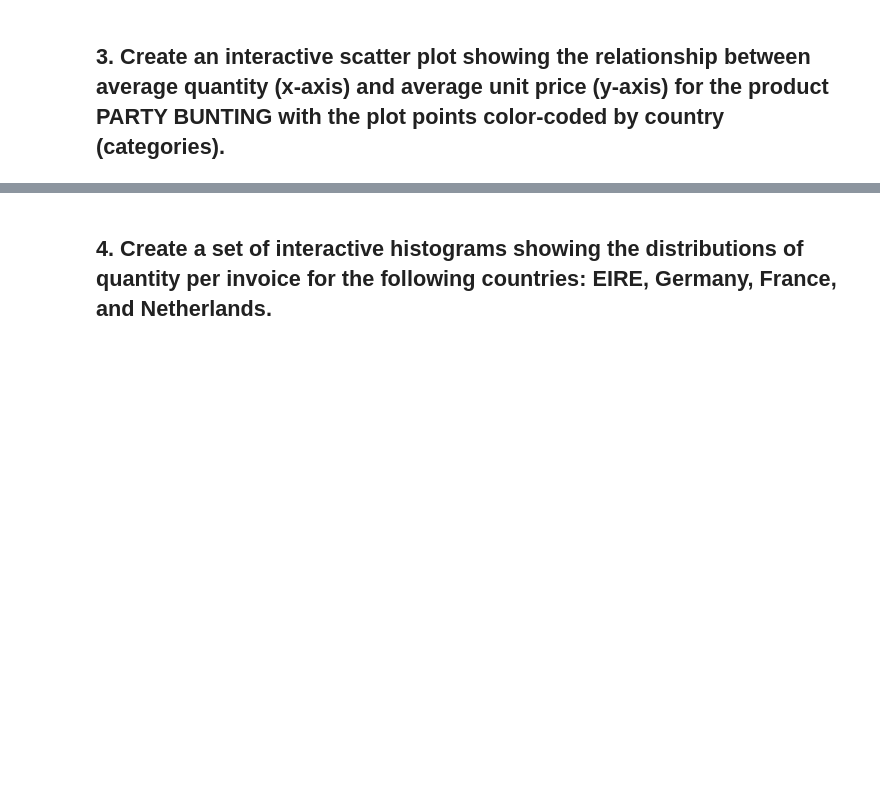
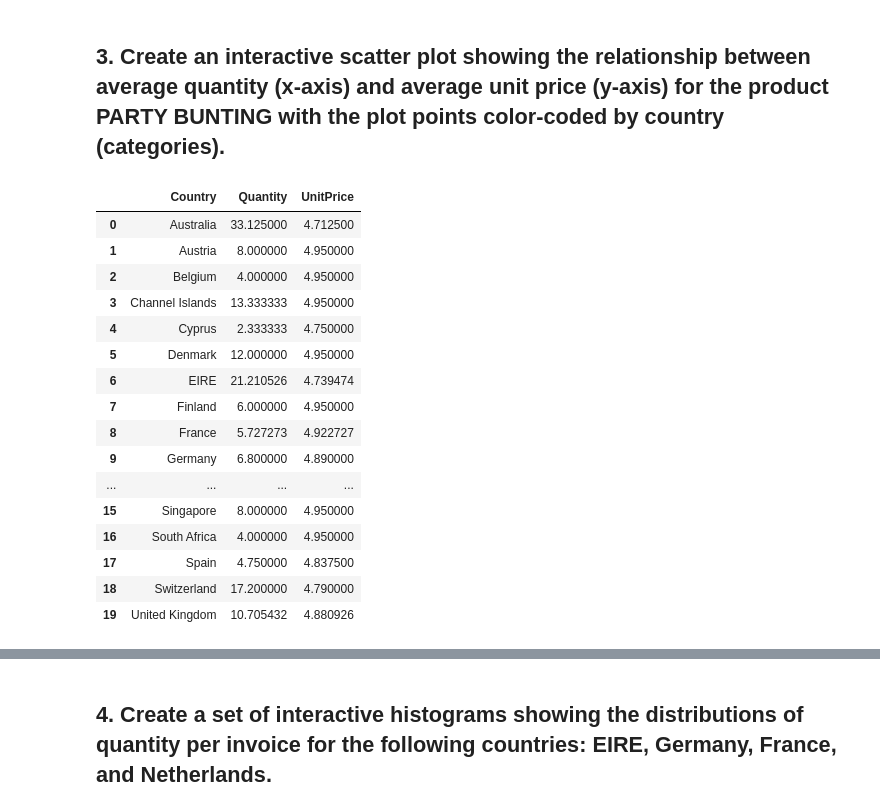
Before and after one commit to ta-datapt-bcn/lab-interactive-visualization, a Jupyter notebook: your-code/main.ipynb, the cells around one changed output, grey strips where cells are left out. Saved outputs shown, nothing was run; the diff lists cells and outputs as text; code cells hidden in the pictures; blank space fills up the shorter version.

```diff
--- a/your-code/main.ipynb
+++ b/your-code/main.ipynb
@@ -21,2 +85,24 @@ data = pd.read_excel('../data/Online Retail.xlsx')
 # %% [markdown]
 ## 3. Create an interactive scatter plot showing the relationship between average quantity (x-axis) and average unit price (y-axis) for the product PARTY BUNTING with the plot points color-coded by country (categories).
+# %%
+party = data[data.Description=='PARTY BUNTING'][['Quantity','UnitPrice','Country']]
+party = party.groupby('Country', as_index=False).mean()
+party
+# %% [output]
+|  | Country | Quantity | UnitPrice |
+| 0 | Australia | 33.125000 | 4.712500 |
+| 1 | Austria | 8.000000 | 4.950000 |
+| 2 | Belgium | 4.000000 | 4.950000 |
+| 3 | Channel Islands | 13.333333 | 4.950000 |
+| 4 | Cyprus | 2.333333 | 4.750000 |
+| 5 | Denmark | 12.000000 | 4.950000 |
+| 6 | EIRE | 21.210526 | 4.739474 |
+| 7 | Finland | 6.000000 | 4.950000 |
+| 8 | France | 5.727273 | 4.922727 |
+| 9 | Germany | 6.800000 | 4.890000 |
+| ... | ... | ... | ... |
+| 15 | Singapore | 8.000000 | 4.950000 |
+| 16 | South Africa | 4.000000 | 4.950000 |
+| 17 | Spain | 4.750000 | 4.837500 |
+| 18 | Switzerland | 17.200000 | 4.790000 |
+| 19 | United Kingdom | 10.705432 | 4.880926 |
```
Also changed, not shown: parts of 10 cells of this notebook.
